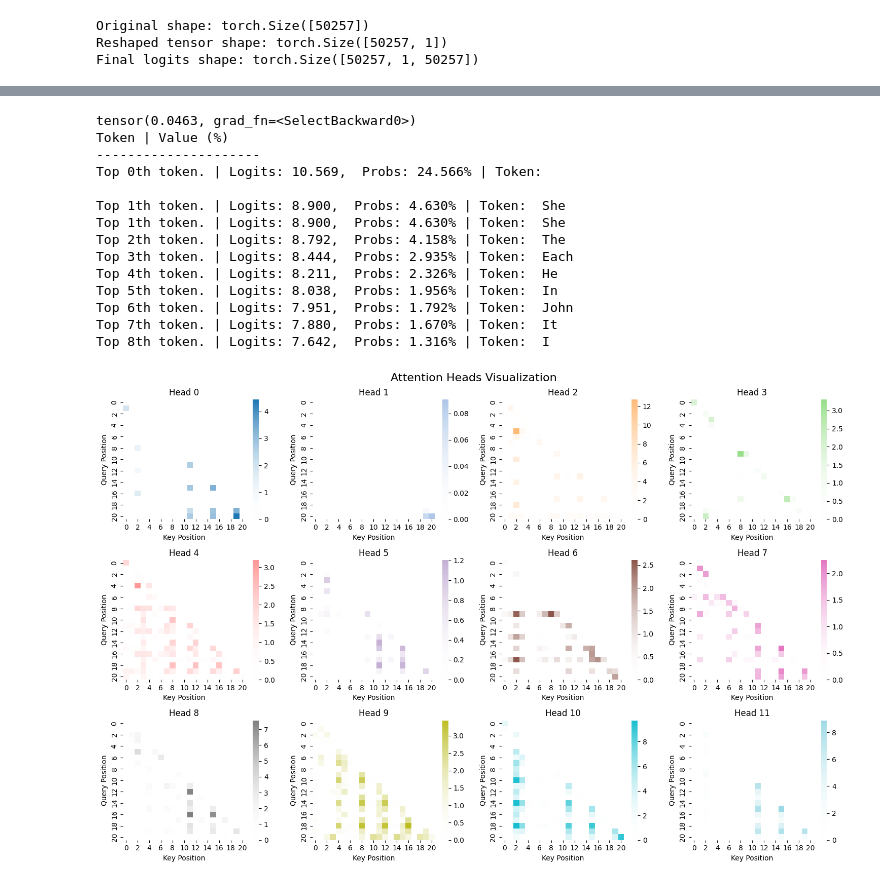
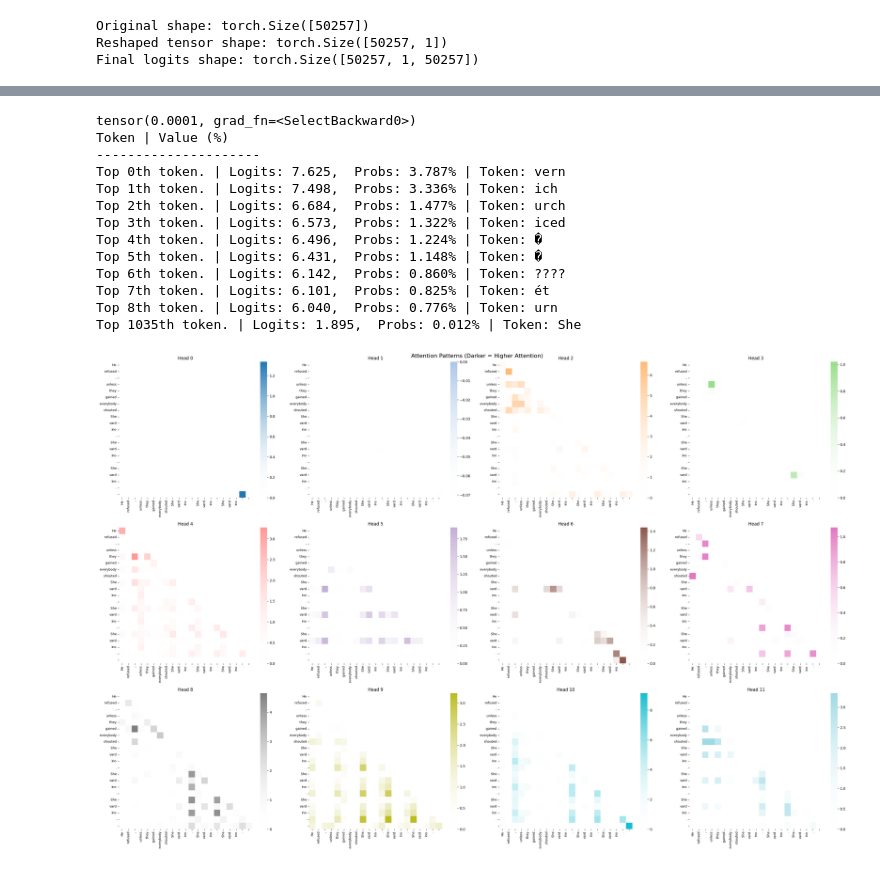
Before and after one commit to Yuralo/Mechanistic-Interpretability, a Jupyter notebook: exp-1/exp-1.ipynb, the cells around one changed output, grey strips where cells are left out. Saved outputs shown, nothing was run; the diff lists cells and outputs as text; code cells hidden in the pictures.

Commit message:
Better visulization of attention heads

```diff
--- a/exp-1/exp-1.ipynb
+++ b/exp-1/exp-1.ipynb
@@ -128,6 +130,38 @@ OneLayerTransformer(
+# %%
+@torch.no_grad()
+def estimate_loss():
+    out = {}
+    model.eval()
+    for split in ['train', 'val']:
+        losses = torch.zeros(eval_iters)
+        for k in range(eval_iters):
+            X, Y = get_batch(split)
+            logits = model(X)
+            B, T, C = logits.shape
+            loss = F.cross_entropy(logits.view(B*T, C), Y.view(B*T))
+            losses[k] = loss.item()
+
+        # Calculate Mean and Standard Deviation
+        out[split] = {
+            'mean': losses.mean().item(),
+            'std': losses.std().item()
+        }
+    model.train()
+    return out
 # %%
-for epoch in range(1200):
-    model.train()
+for epoch in tqdm(range(100), desc="Training Model"):
+
+    if epoch % 1000 == 0 and epoch != 0 :
+        stats = estimate_loss()
+        step_history.append(epoch)
+        train_history['mean'].append(stats['train']['mean'])
+        train_history['std'].append(stats['train']['std'])
+        val_history['mean'].append(stats['val']['mean'])
+        val_history['std'].append(stats['val']['std'])
+        # --- PLOTTING MAGIC ENDS HERE ---
+
+        print(f"step {epoch}: val loss {stats['val']['mean']:.4f} +/- {stats['val']['std']:.4f}")
+
 
     xb, yb = get_batch('train')
 
@@ -140,6 +174,5 @@ for epoch in range(1200):
     optim.zero_grad()
     loss.backward()
     optim.step()
-
     # if epoch % 100 == 0:
-    print(f"====== Loss {epoch}: {loss.item()}")
+        # print(f"step {epoch}: Loss {epoch}: {loss.item():.4f}")
@@ -399,24 +428,23 @@ def test_prompt(model, start_text, encoder, test_sample, temperature=0):
 
     return probs, logits
 # %%
-probs, values = test_prompt(model, "She refused, unless they gained everybody shouted Shevardino. Shevardino. Shevardino.", enc, ' Shevardino.')
+probs, values = test_prompt(model, "She refused Shevardino, unless they gained everybody shouted Shevardino. Shevardino. ", enc, 'Shevardino.')
 # %% [output]
-tensor(0.0463, grad_fn=<SelectBackward0>)
+tensor(0.0001, grad_fn=<SelectBackward0>)
 Token | Value (%)
 ---------------------
-Top 0th token. | Logits: 10.569,  Probs: 24.566% | Token:
-
-Top 1th token. | Logits: 8.900,  Probs: 4.630% | Token:  She
-Top 1th token. | Logits: 8.900,  Probs: 4.630% | Token:  She
-Top 2th token. | Logits: 8.792,  Probs: 4.158% | Token:  The
-Top 3th token. | Logits: 8.444,  Probs: 2.935% | Token:  Each
-Top 4th token. | Logits: 8.211,  Probs: 2.326% | Token:  He
-Top 5th token. | Logits: 8.038,  Probs: 1.956% | Token:  In
-Top 6th token. | Logits: 7.951,  Probs: 1.792% | Token:  John
-Top 7th token. | Logits: 7.880,  Probs: 1.670% | Token:  It
-Top 8th token. | Logits: 7.642,  Probs: 1.316% | Token:  I
+Top 0th token. | Logits: 7.625,  Probs: 3.787% | Token: vern
+Top 1th token. | Logits: 7.498,  Probs: 3.336% | Token: ich
+Top 2th token. | Logits: 6.684,  Probs: 1.477% | Token: urch
+Top 3th token. | Logits: 6.573,  Probs: 1.322% | Token: iced
+Top 4th token. | Logits: 6.496,  Probs: 1.224% | Token: �
+Top 5th token. | Logits: 6.431,  Probs: 1.148% | Token: �
+Top 6th token. | Logits: 6.142,  Probs: 0.860% | Token: ????
+Top 7th token. | Logits: 6.101,  Probs: 0.825% | Token: ét
+Top 8th token. | Logits: 6.040,  Probs: 0.776% | Token: urn
+Top 1035th token. | Logits: 1.895,  Probs: 0.012% | Token: She
 # %%
-input_text = "She refused, unless they gained everybody shouted Shevardino. Shevardino. Shevardino. "
+input_text = "He refused, unless they gained everybody shouted Shevardino. Shevardino. Shevardino. "
 tokens = enc.encode(input_text)
 input_tensor = torch.tensor(tokens).unsqueeze(0)
 input_tensor= input_tensor.to(device)
@@ -465,10 +518,10 @@ def plot_attention_heads(qk_scores, figsize=(15, 10)):
     plt.tight_layout()
     return fig
 # %%
-fig = plot_attention_heads(qk_scores)
+fig = plot_attention_heads(qk_scores,tokens, (30, 20))
 plt.show()
 # %% [output]
-[figure, old version]
+[figure, new version]
 # %%
 v_norms = torch.norm(v_output, p=2, dim=-1)
 v_norms_expanded = v_norms.unsqueeze(-2)
```
Also changed, not shown: parts of 15 cells of this notebook, 1 other file.
